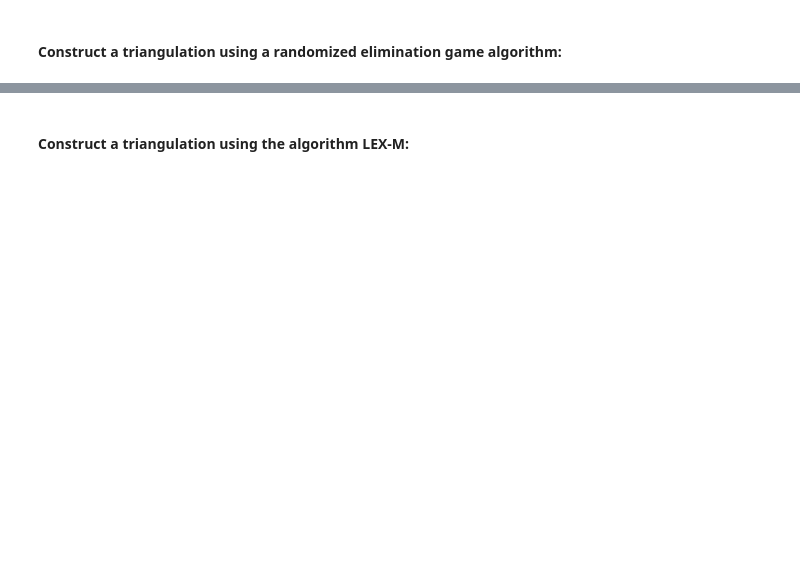
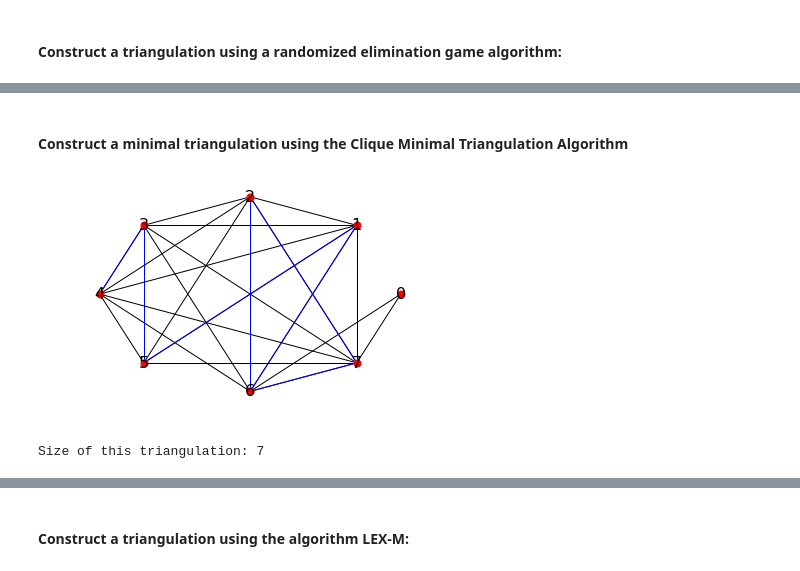
Before and after one commit to Feathergunner/Triangulation, a Jupyter notebook: TriangulationDemo.ipynb, the cells around one changed output, grey strips where cells are left out. Saved outputs shown, nothing was run; the diff lists cells and outputs as text; code cells hidden in the pictures; blank space fills up the shorter version.

```diff
--- a/TriangulationDemo.ipynb
+++ b/TriangulationDemo.ipynb
@@ -68,0 +57,12 @@ Size of this triangulation: 7
+# %% [markdown]
+#### Construct a minimal triangulation using the Clique Minimal Triangulation Algorithm
+# %%
+from TriangulationAlgorithms import CMT
+cmt = CMT.Algorithm_CMT(G.copy())
+cmt.run()
+# draw the triangulated graph. The original edges are black, new edges are blue.
+cmt.draw_triangulation()
+print ("Size of this triangulation: "+str(len(cmt.edges_of_triangulation)))
+# %% [output]
+[figure, added]
+Size of this triangulation: 7
```
Also changed, not shown: parts of 17 cells of this notebook, 2 other files.
